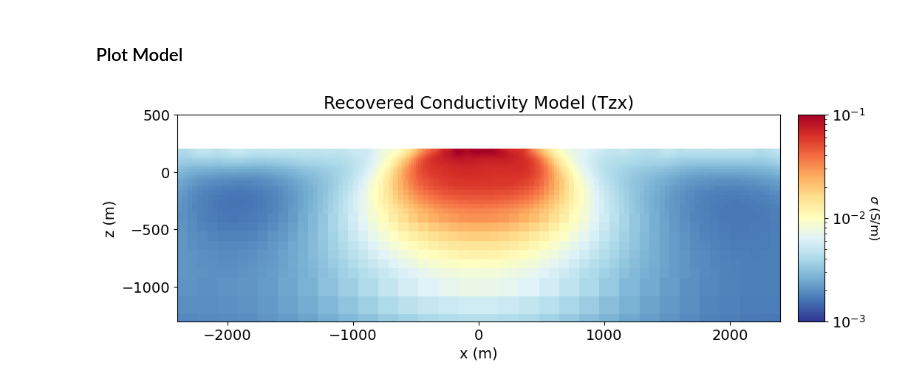
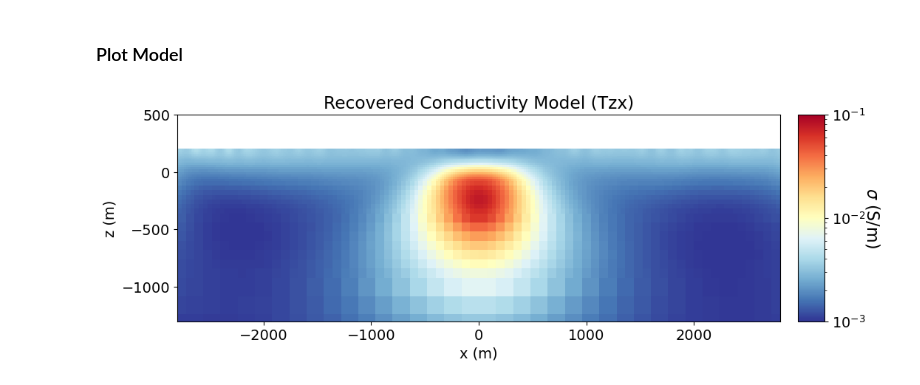
Before and after one commit to simpeg/user-tutorials, a Jupyter notebook: notebooks/09-nsem/inv_ztem_2d.ipynb, the cells around one changed output. Saved outputs shown, nothing was run; the diff lists cells and outputs as text; code cells hidden in the pictures.

```diff
--- a/notebooks/09-nsem/inv_ztem_2d.ipynb
+++ b/notebooks/09-nsem/inv_ztem_2d.ipynb
@@ -284,16 +315,0 @@ When topography is significant, take a look at your 3D conductivity model at the
-# %%
-air_conductivity = 1e-8
-
-# Define 1D mesh using vertical discretization of the 2D/3D mesh
-hz_1d = mesh.h[-1]
-mesh_1d = TensorMesh([hz_1d], origin=np.array([mesh.origin[-1]]))
-
-# Assign conductivity values
-sigma_1d = air_conductivity * np.ones(mesh_1d.n_cells)
-sigma_1d[mesh_1d.cell_centers < topo_2d[:, -1].max()] = 0.001
-
-
-# # Assign conductivity values
-# sigma_1d = air_conductivity * np.ones(mesh_1d.n_cells)
-# sigma_1d[mesh_1d.cell_centers < topo_2d[:, -1].max()] = 1e-3
-# sigma_1d[mesh_1d.cell_centers < -600] = 1e-2
@@ -391,6 +406,5 @@ simulation = nsem.simulation.Simulation2DMagneticFieldFictitious(
     survey=survey,
     sigma_background=sigma_1d,
     sigmaMap=log_conductivity_map,
-    solver=get_default_solver(),
-    storeJ=True
+    solver=get_default_solver()
 )
@@ -438,5 +454,5 @@ We use the [BaseInvProblem](xref:simpeg#simpeg.inverse_problem.BaseInvProblem) c
 # %%
-inv_prob = inverse_problem.BaseInvProblem(dmis, reg, opt, beta=100)
+inv_prob = inverse_problem.BaseInvProblem(dmis, reg, opt)
 # %% [markdown]
 ### Provide Inversion Directives
 
@@ -456,11 +472,13 @@ Directives represent operations that are carried out during the inversion. Here,
 The directive objects are organized in a ``list``. Upon starting the inversion or updating the recovered model at each iteration, the inversion will call each directive within the list **in order**. The order of the directives matters, and SimPEG will throw an error if directives are organized into an improper order. Some directives, like the ``BetaEstimate_ByEig`` are only used when starting the inversion. Other directives, like ``UpdatePreconditionner``, are used whenever the model is updated.
 # %%
 update_jacobi = directives.UpdatePreconditioner(update_every_iteration=True)
+starting_beta = directives.BetaEstimate_ByEig(beta0_ratio=100)
 beta_schedule = directives.BetaSchedule(coolingFactor=2.5, coolingRate=3)
 target_misfit = directives.TargetMisfit(chifact=1.1)
 
 directives_list = [
     update_jacobi,
+    starting_beta,
     beta_schedule,
     target_misfit,
 ]
@@ -509,30 +526,30 @@ plotting_map = maps.InjectActiveCells(mesh, active_cells, value_inactive=np.nan)
 # %%
 norm = LogNorm(vmin=1e-3, vmax=1e-1)
 
 fig = plt.figure(figsize=(12, 4))
 
 ax1 = fig.add_axes([0.14, 0.17, 0.68, 0.7])
 mesh.plot_image(
     plotting_map * recovered_model,
     ax=ax1,
     # grid=True,
     pcolor_opts={"norm": norm, "cmap": mpl.cm.RdYlBu_r},
 )
 ax1.set_xlim(locations[:, 0].min(), locations[:, 0].max())
 ax1.set_ylim(np.max(topo_2d[:, -1]) - 1500, np.max(topo_2d[:, -1])+300)
 ax1.set_title("Recovered Conductivity Model (Tzx)")
 ax1.set_xlabel("x (m)")
 ax1.set_ylabel("z (m)")
 
 ax2 = fig.add_axes([0.84, 0.17, 0.03, 0.7])
 cbar = mpl.colorbar.ColorbarBase(
     ax2, norm=norm, orientation="vertical", cmap=mpl.cm.RdYlBu_r
 )
-cbar.set_label(r"$\sigma$ (S/m)", rotation=270, labelpad=15, size=12)
+cbar.set_label(r"$\sigma$ (S/m)", rotation=270, labelpad=15, size=16)
 
 plt.show()
 # %% [output]
-[figure, old version]
+[figure, new version]
 # %%
 dpred = inv_prob.dpred
 # %%
```
Also changed, not shown: parts of 48 cells of this notebook, 12 other files.
